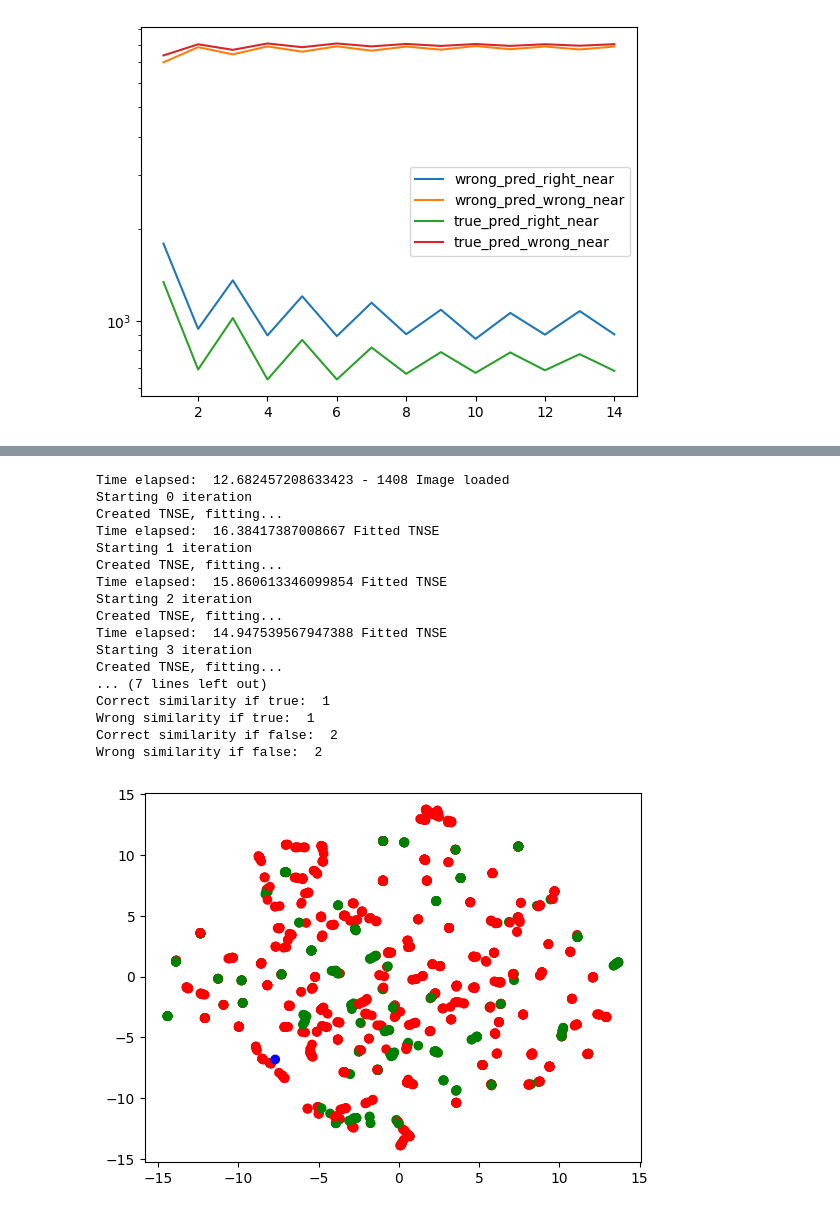
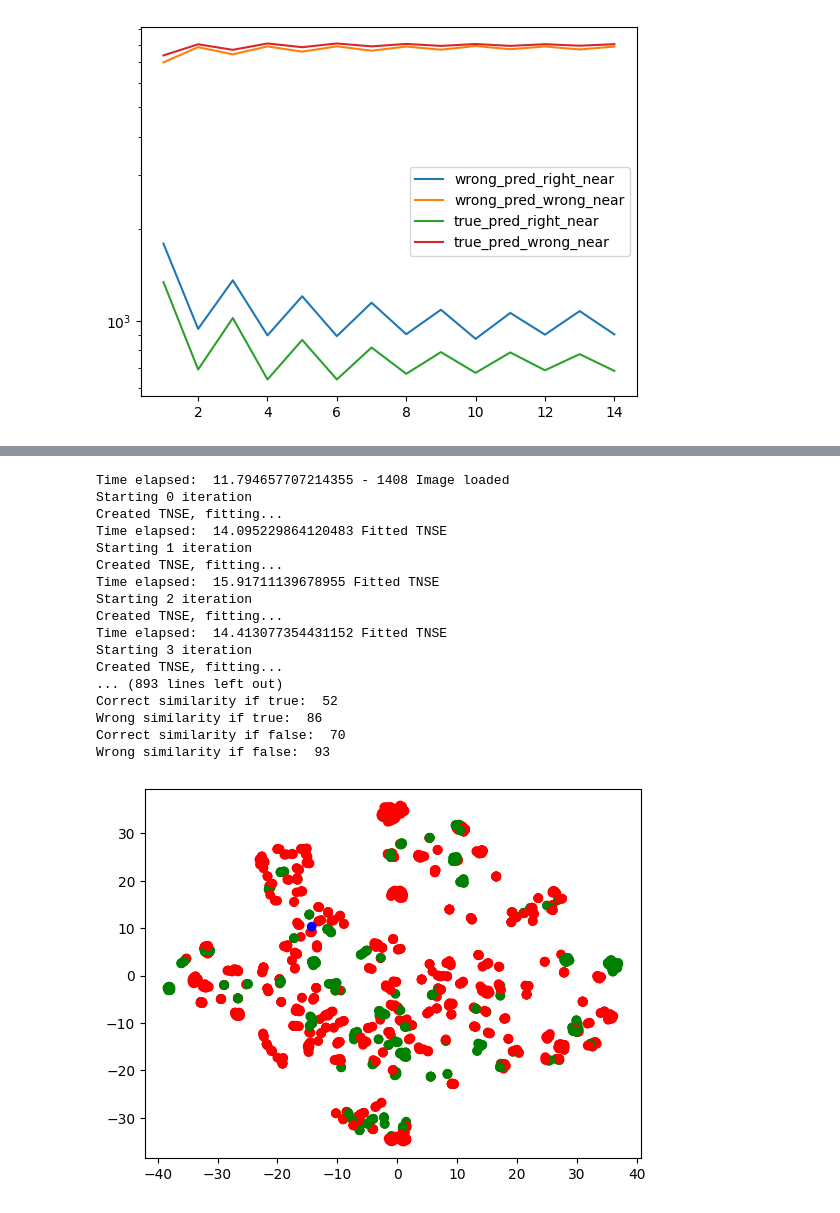
Before and after one commit to davidemodolo/Lung-Ultrasound-Image-Classifier, a Jupyter notebook: step_by_step_try.ipynb, the cells around one changed output, grey strips where cells are left out. Cells and saved outputs as stored; diff of their text form; code cells hidden in the pictures.

Commit message:
first test with tsne

```diff
--- a/step_by_step_try.ipynb
+++ b/step_by_step_try.ipynb
@@ -974,7 +992,7 @@ for index in range(iterations):
     # print("Loaded new image")
 
     # Fit the t-SNE model on the flattened images
-    tsne = TSNE(n_components=2, verbose=0, perplexity=40, n_iter=500)
+    tsne = TSNE(n_components=2, verbose=0, perplexity=40, n_iter=1000)
     print("Created TNSE, fitting...")
     tsne_results = tsne.fit_transform(images_flattened)
     end = time.time()
@@ -1004,44 +1022,46 @@ for index in range(iterations):
             correct_sim_if_false += 1
         else:
             wrong_sim_if_false += 1
     # end = time.time()
     # print("Time elapsed: ", end - start)
     if(index == 0):
         del images
     del new_image
     del tsne
     del scores
     del nearest_points
     gc.collect()
-    if(index == 300):
+    if(index == 100):
         break
 
 print("\nCorrect similarity if true: ", correct_sim_if_true)
 print("Wrong similarity if true: ", wrong_sim_if_true)
 print("Correct similarity if false: ", correct_sim_if_false)
 print("Wrong similarity if false: ", wrong_sim_if_false)
 
+print("Total correct [%]: ", (correct_sim_if_true + correct_sim_if_false)/(correct_sim_if_true + correct_sim_if_false + wrong_sim_if_true + wrong_sim_if_false)*100)
+
 plt.scatter(tsne_results[:,0], tsne_results[:,1], c=colors)
 plt.show()
 # %% [output]
-Time elapsed:  12.682457208633423 - 1408 Image loaded
+Time elapsed:  11.794657707214355 - 1408 Image loaded
 Starting 0 iteration
 Created TNSE, fitting...
-Time elapsed:  16.38417387008667 Fitted TNSE
+Time elapsed:  14.095229864120483 Fitted TNSE
 Starting 1 iteration
 Created TNSE, fitting...
-Time elapsed:  15.860613346099854 Fitted TNSE
+Time elapsed:  15.91711139678955 Fitted TNSE
 Starting 2 iteration
 Created TNSE, fitting...
-Time elapsed:  14.947539567947388 Fitted TNSE
+Time elapsed:  14.413077354431152 Fitted TNSE
 Starting 3 iteration
 Created TNSE, fitting...
-... (7 lines left out)
-Correct similarity if true:  1
-Wrong similarity if true:  1
-Correct similarity if false:  2
-Wrong similarity if false:  2
+... (893 lines left out)
+Correct similarity if true:  52
+Wrong similarity if true:  86
+Correct similarity if false:  70
+Wrong similarity if false:  93
-[figure, old version]
+[figure, new version]
 # %%
 # near-duplicate image search with Locality Sensitive Hashing
 # https://keras.io/examples/vision/near_dup_search/
```
Also changed, not shown: parts of 2 cells of this notebook.
